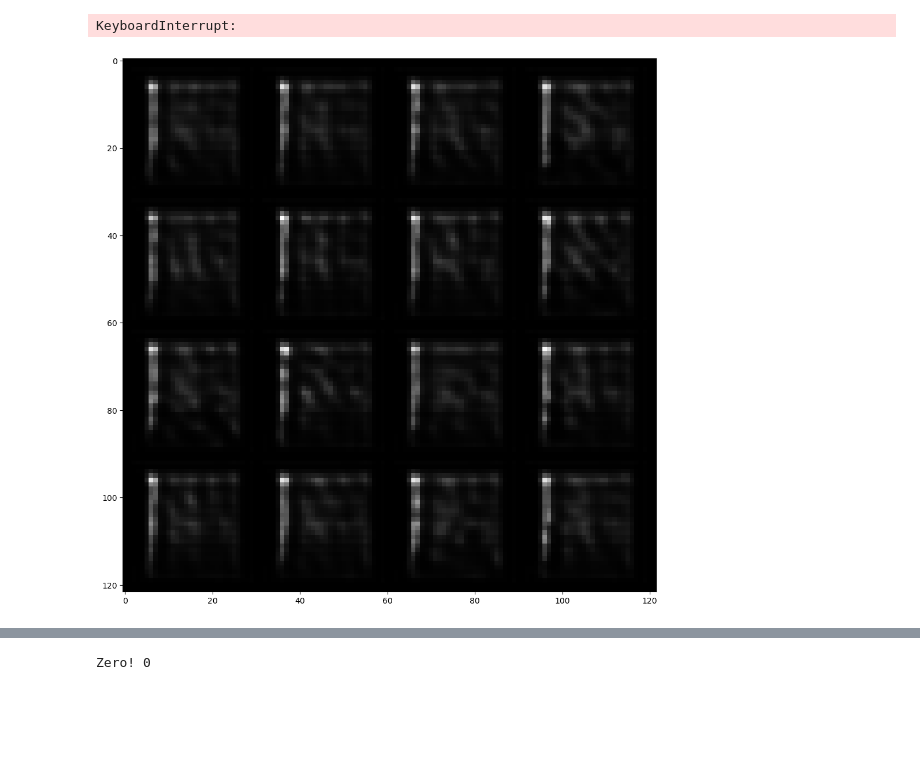
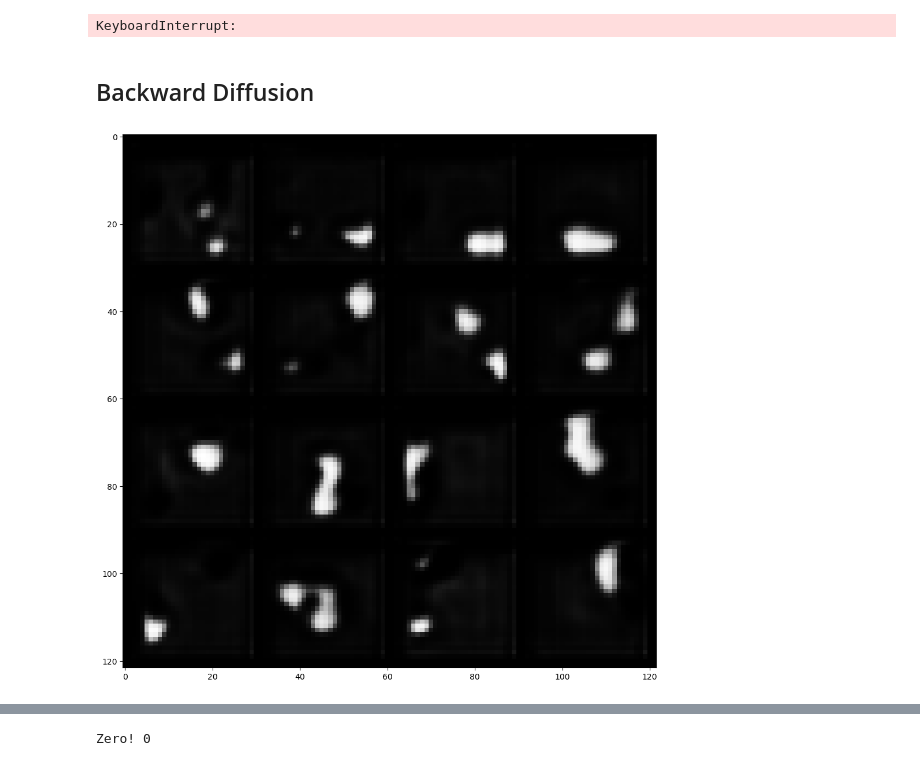
Before and after one commit to SKholkin/SS_DDPM, a Jupyter notebook: ssddpm_beta.ipynb, the cells around one changed output, grey strips where cells are left out. Saved outputs shown, nothing was run; the diff lists cells and outputs as text; code cells hidden in the pictures; blank space fills up the shorter version.

```diff
--- a/ssddpm_beta.ipynb
+++ b/ssddpm_beta.ipynb
@@ -272,8 +272,8 @@ def load_generated_dataset():
     x_0_tensor, t_batch_tensor, suff_stats_tensor = torch.load('x_0_dataset.pth'), torch.load('t_batch_dataset.pth'), torch.load('suff_stats_dataset.pth')
     return ForwardDiffusionDataset(x_0_tensor, t_batch_tensor, suff_stats_tensor)
 
-# forward_diffusion_dataset = load_generated_dataset()
-forward_diffusion_dataset = load_generated_dataset_stats_normed()
+forward_diffusion_dataset = load_generated_dataset()
+# forward_diffusion_dataset = load_generated_dataset_stats_normed()
 
 
 forward_diffusion_dataloader = torch.utils.data.DataLoader(forward_diffusion_dataset, batch_size=batch_size, shuffle=True)
@@ -297,11 +293,11 @@ class BetaUnet(nn.Module):
     def forward(self, suff_stats, t):
         return F.sigmoid(self.model(suff_stats, t))
 
-# model = BetaUnet()
-# model = model.to(device)
+model = BetaUnet()
+model = model.to(device)
 # model.load_state_dict(torch.load('beta_ddpm_the_best_100k_alpha_normed.pth'))
 
-# opt = torch.optim.Adam(model.parameters(), lr=1e-4)
+opt = torch.optim.Adam(model.parameters(), lr=1e-4)
 # %%
 
 train_generated_dataset(model, opt, forward_diffusion_dataloader, max_iter=40000)
@@ -309,18 +305,20 @@ train_generated_dataset(model, opt, forward_diffusion_dataloader, max_iter=40000
 KeyboardInterrupt:
 # %%
 # torch.save(model.state_dict(), 'beta_ddpm_the_best_100k_alpha_normed.pth')
+# %% [markdown]
+## Backward Diffusion
 # %%
-# samples, samples_history, x_0_samples_history = generate_alpha_normed(model)
-samples, samples_history, x_0_samples_history = generate_stats_normed(model, forward_diffusion_dataset.stats_norm_fn)
+samples, samples_history, x_0_samples_history = generate_alpha_normed(model)
+# samples, samples_history, x_0_samples_history = generate_stats_normed(model, forward_diffusion_dataset.stats_norm_fn)
 
 
 import matplotlib.pyplot as plt
 import numpy as np
 from PIL import Image
 
 plt.figure(figsize = (12,12))
 
 img = np.asarray(Image.open('beta_ssddpm_samples.png'))
 imgplot = plt.imshow(img, cmap='gray')
 # %% [output]
-[figure, old version]
+[figure, new version]
```
Also changed, not shown: parts of 8 cells of this notebook, 3 other files.
